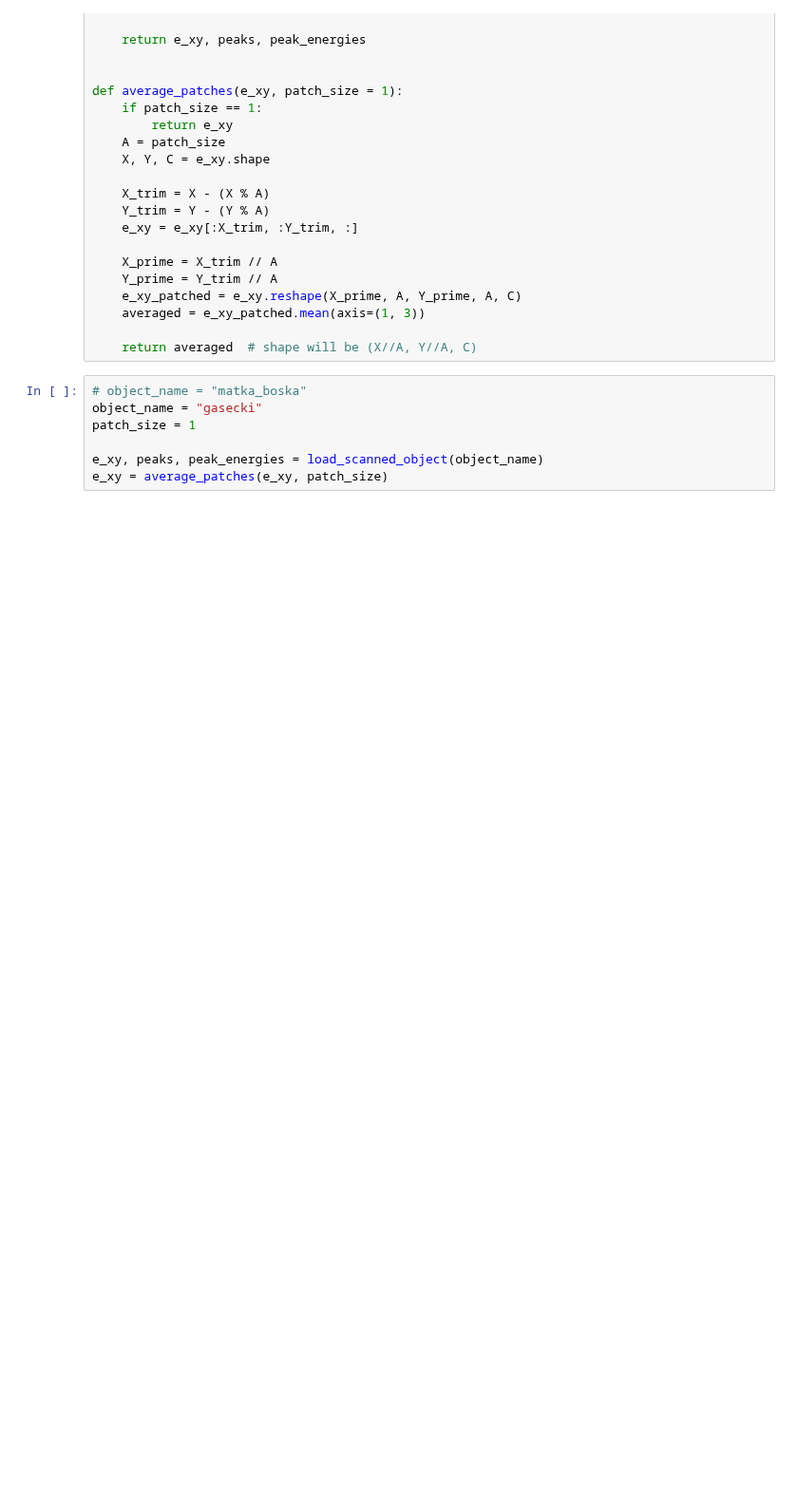
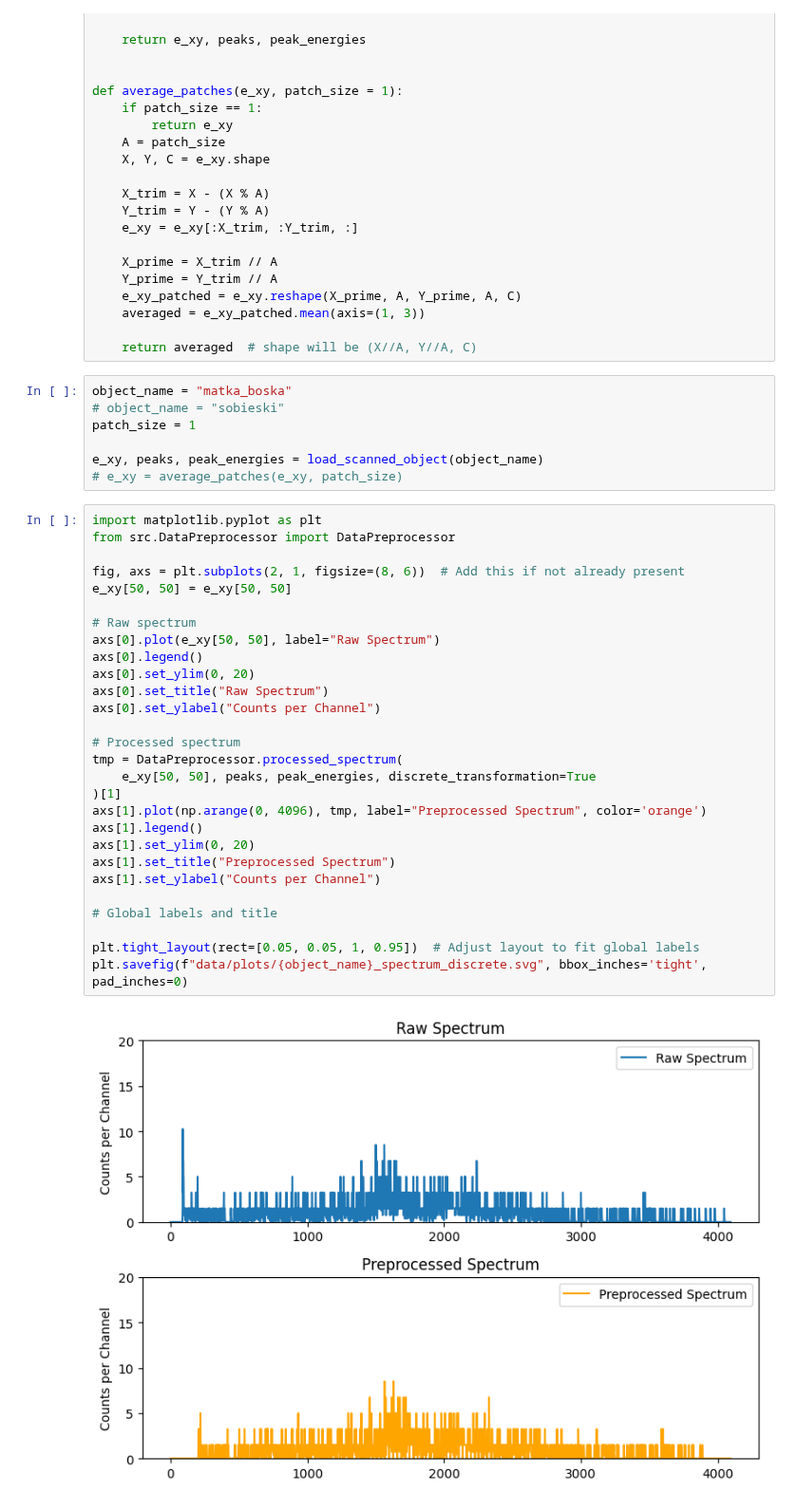
Before and after one commit to erzar0/masters-thesis, a Jupyter notebook: 5_object_preprocessing.ipynb, the cells around one changed output. Shown at 95% size. Saved outputs shown, nothing was run; the diff lists cells and outputs as text; blank space fills up the shorter version.

```diff
--- a/5_object_preprocessing.ipynb
+++ b/5_object_preprocessing.ipynb
@@ -43,12 +43,42 @@ def average_patches(e_xy, patch_size = 1):
 
     return averaged  # shape will be (X//A, Y//A, C)
 # %%
-# object_name = "matka_boska"
-object_name = "gasecki"
+object_name = "matka_boska"
+# object_name = "sobieski"
 patch_size = 1
 
 e_xy, peaks, peak_energies = load_scanned_object(object_name)
-e_xy = average_patches(e_xy, patch_size)
+# e_xy = average_patches(e_xy, patch_size)
+# %%
+import matplotlib.pyplot as plt
+from src.DataPreprocessor import DataPreprocessor
+
+fig, axs = plt.subplots(2, 1, figsize=(8, 6))  # Add this if not already present
+e_xy[50, 50] = e_xy[50, 50]
+
+# Raw spectrum
+axs[0].plot(e_xy[50, 50], label="Raw Spectrum")
+axs[0].legend()
+axs[0].set_ylim(0, 20)
+axs[0].set_title("Raw Spectrum")
+axs[0].set_ylabel("Counts per Channel")
+
+# Processed spectrum
+tmp = DataPreprocessor.processed_spectrum(
+    e_xy[50, 50], peaks, peak_energies, discrete_transformation=True
+)[1]
+axs[1].plot(np.arange(0, 4096), tmp, label="Preprocessed Spectrum", color='orange')
+axs[1].legend()
+axs[1].set_ylim(0, 20)
+axs[1].set_title("Preprocessed Spectrum")
+axs[1].set_ylabel("Counts per Channel")
+
+# Global labels and title
+
+plt.tight_layout(rect=[0.05, 0.05, 1, 0.95])  # Adjust layout to fit global labels
+plt.savefig(f"data/plots/{object_name}_spectrum_discrete.svg", bbox_inches='tight', pad_inches=0)
+# %% [output]
+[figure, added]
 # %%
 from src.DataPreprocessor import DataPreprocessor
 import numpy as np
```
Also changed, not shown: parts of 7 cells of this notebook, 9 other files.
